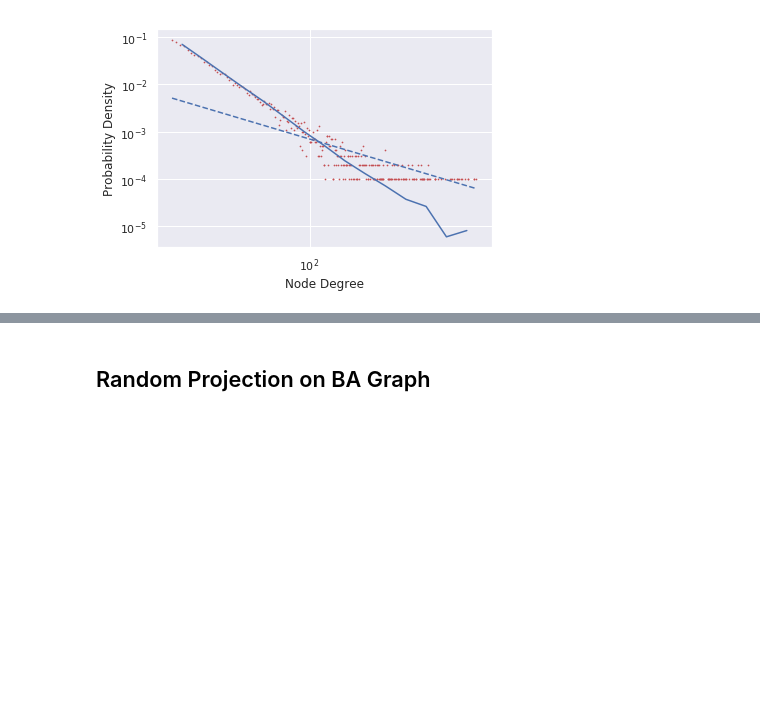
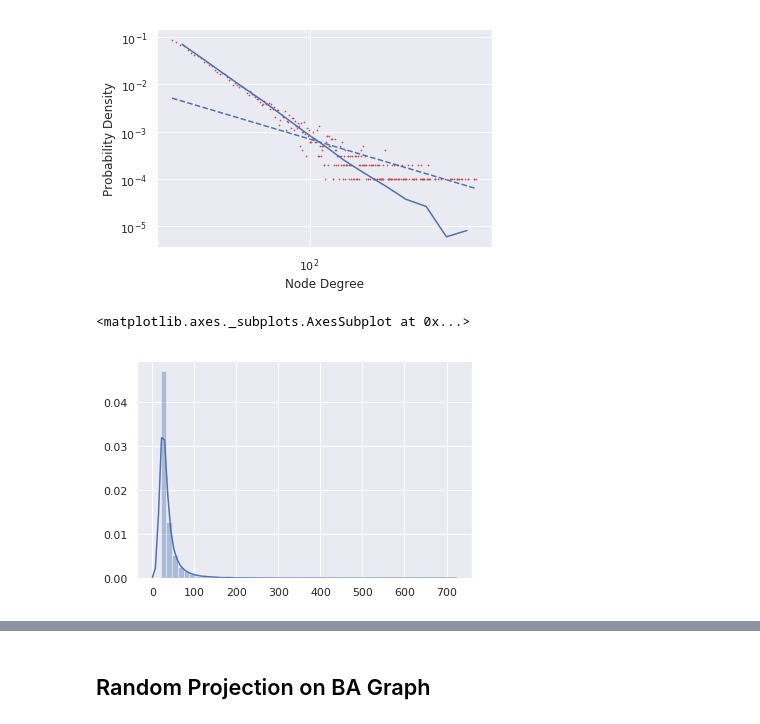
Before and after one commit to GTmac/emb-geometry, a Jupyter notebook: Geometry.ipynb, the cells around one changed output, grey strips where cells are left out. Cells and saved outputs as stored; diff of their text form; code cells hidden in the pictures; blank space fills up the shorter version.

```diff
--- a/Geometry.ipynb
+++ b/Geometry.ipynb
@@ -186,3 +341,8 @@ print('alpha= ',fit.power_law.alpha,'  sigma= ',fit.power_law.sigma)
 # %% [output]
 ('alpha= ', 1.2388343643055604, '  sigma= ', 0.002388343643055604)
 [figure]
+# %%
+sns.distplot(d)
+# %% [output]
+<matplotlib.axes._subplots.AxesSubplot at 0x...>
+[figure, added]
```
Also changed, not shown: parts of 82 cells of this notebook.
